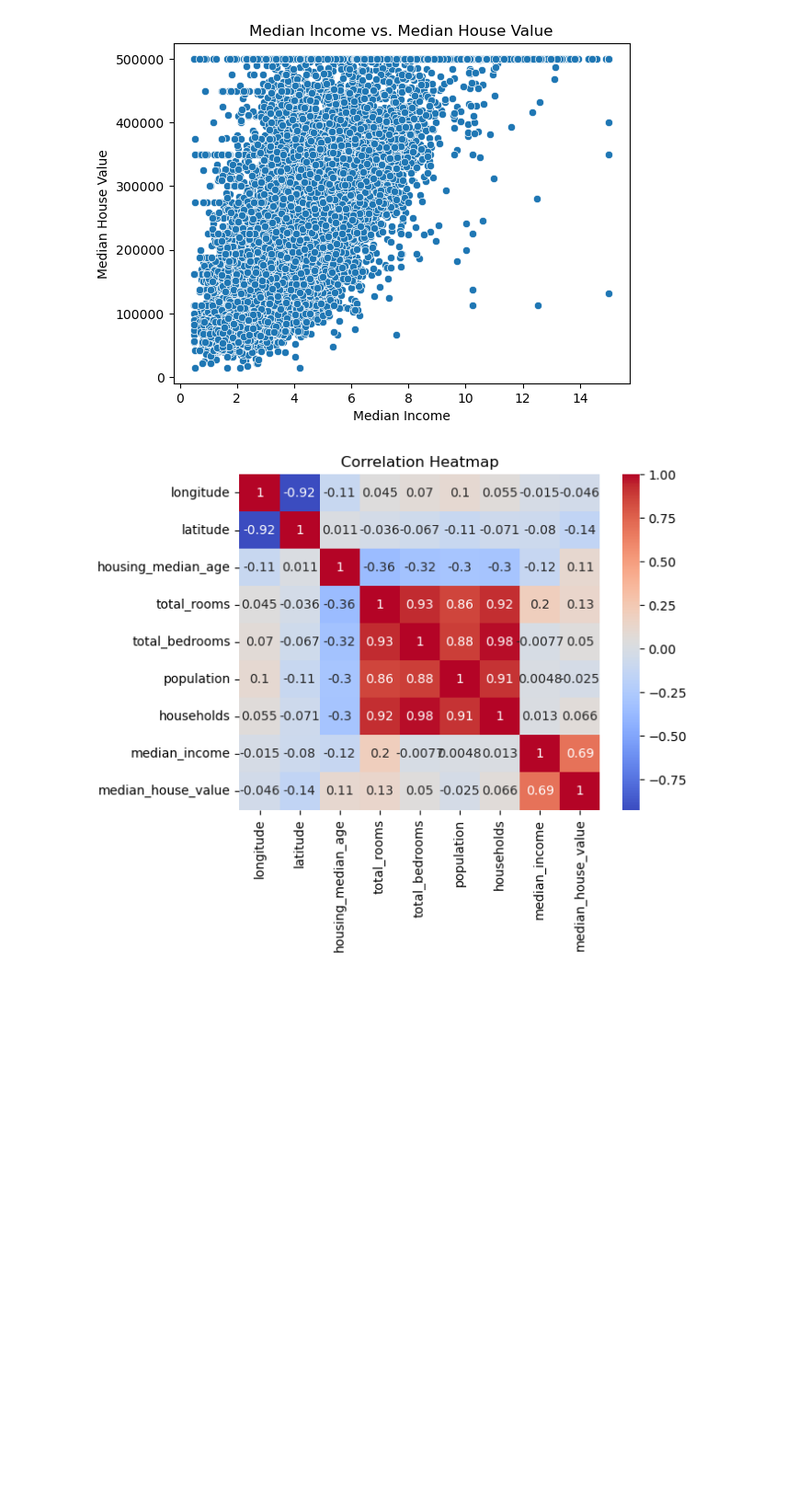
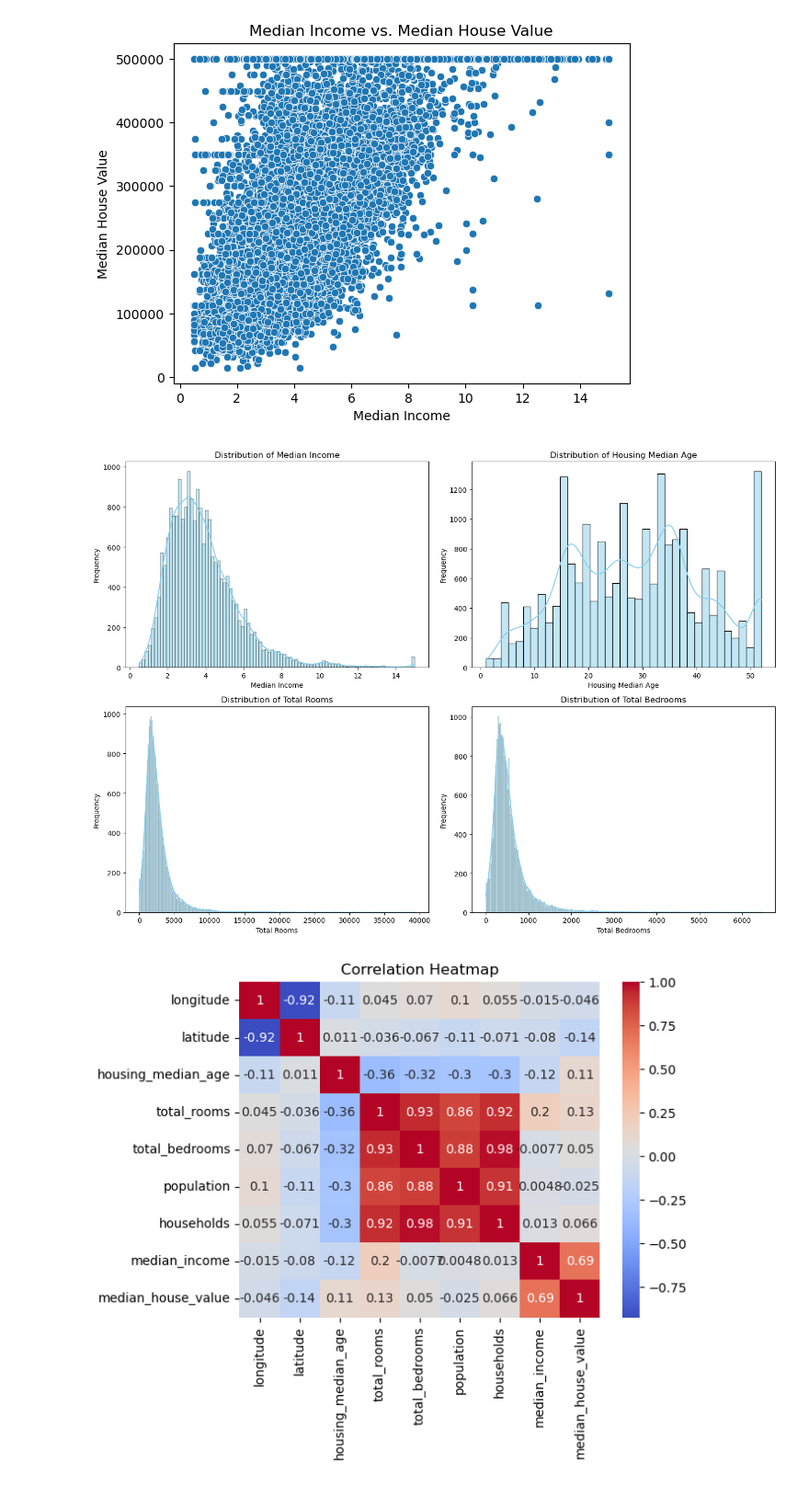
Before and after one commit to TamokiLoi/udacity-data-scientist-project4, a Jupyter notebook: analysis.ipynb, the cells around one changed output. Shown at 92% size. Saved outputs shown, nothing was run; the diff lists cells and outputs as text; code cells hidden in the pictures; blank space fills up the shorter version.

```diff
--- a/analysis.ipynb
+++ b/analysis.ipynb
@@ -107,6 +107,25 @@ plt.ylabel('Median House Value')
 plt.show()
 # %% [output]
 [figure]
+# %%
+# Set up the matplotlib figure
+plt.figure(figsize=(14, 10))
+
+# List of features to plot histograms for
+features = ['median_income', 'housing_median_age', 'total_rooms', 'total_bedrooms']
+
+# Create histograms for each feature
+for i, feature in enumerate(features, 1):
+    plt.subplot(2, 2, i)
+    sns.histplot(data[feature], kde=True, color='skyblue', edgecolor='black')
+    plt.title(f'Distribution of {feature.replace("_", " ").title()}')
+    plt.xlabel(feature.replace("_", " ").title())
+    plt.ylabel('Frequency')
+
+plt.tight_layout()
+plt.show()
+# %% [output]
+[figure, added]
 # %%
 # Prepare numeric data for correlation analysis
 numeric_data = data.select_dtypes(include=['number'])
```
Also changed, not shown: 2 other files.
